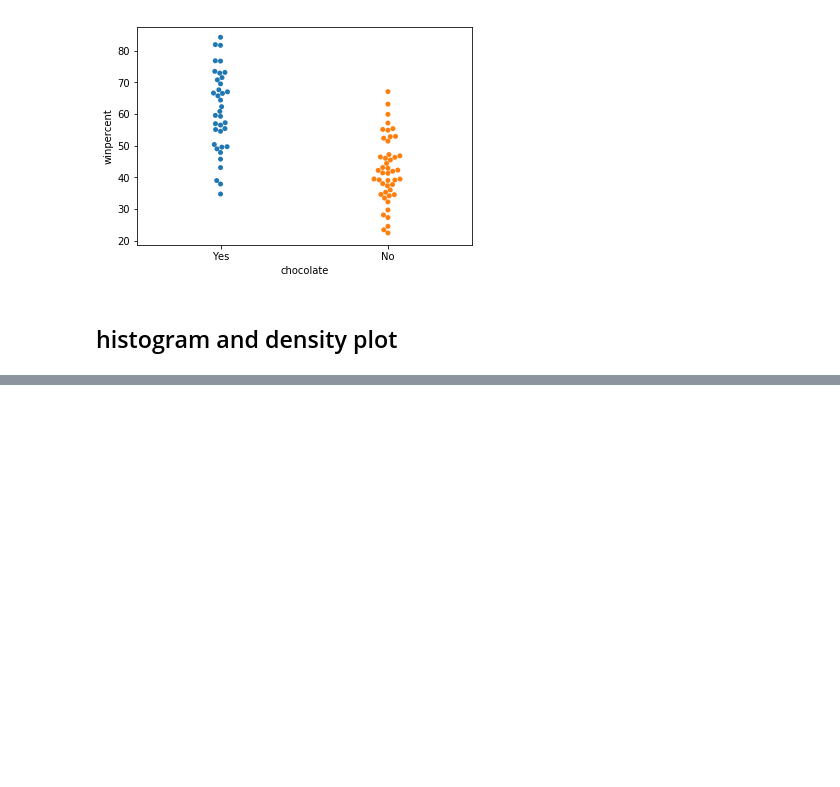
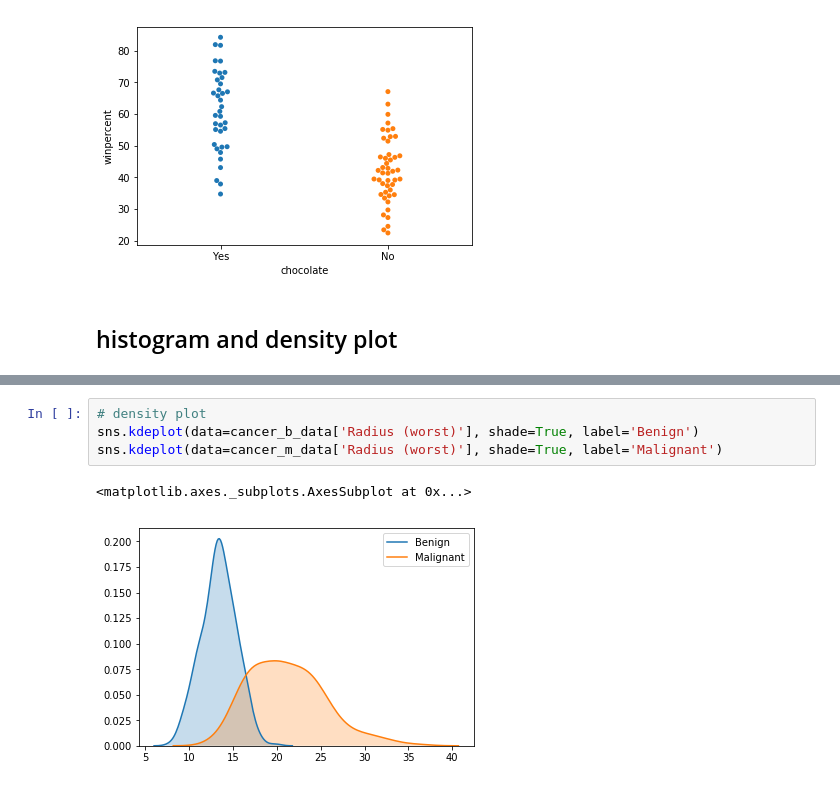
Before and after one commit to valuntiny/kaggle_data_visualization, a Jupyter notebook: kaggle_data_visualization.ipynb, the cells around one changed output, grey strips where cells are left out. Cells and saved outputs as stored; diff of their text form; blank space fills up the shorter version.

```diff
--- a/kaggle_data_visualization.ipynb
+++ b/kaggle_data_visualization.ipynb
@@ -147,0 +160,7 @@ sns.swarmplot(x='chocolate', y='winpercent', data=candy_data)
+# %%
+# density plot
+sns.kdeplot(data=cancer_b_data['Radius (worst)'], shade=True, label='Benign')
+sns.kdeplot(data=cancer_m_data['Radius (worst)'], shade=True, label='Malignant')
+# %% [output]
+<matplotlib.axes._subplots.AxesSubplot at 0x...>
+[figure, added]
```
Also changed, not shown: parts of 8 cells of this notebook, 3 other files.
